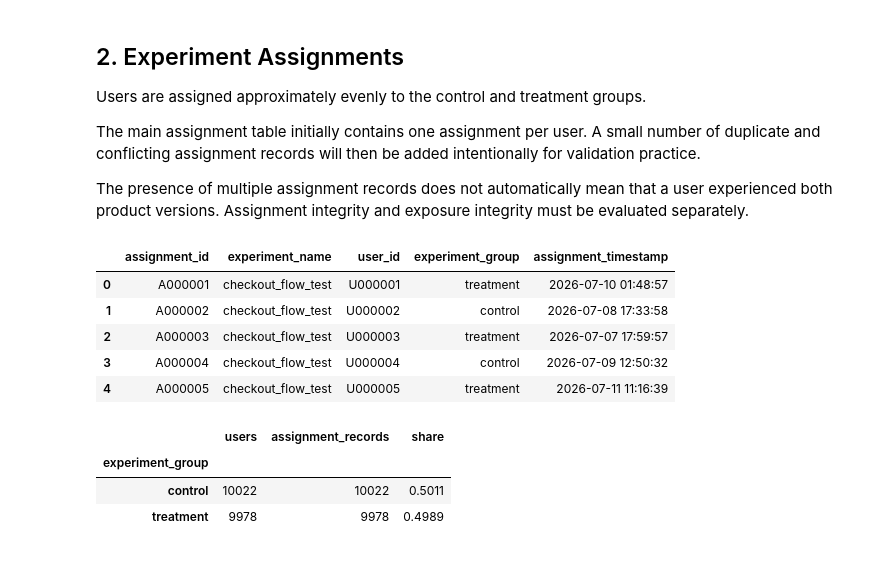
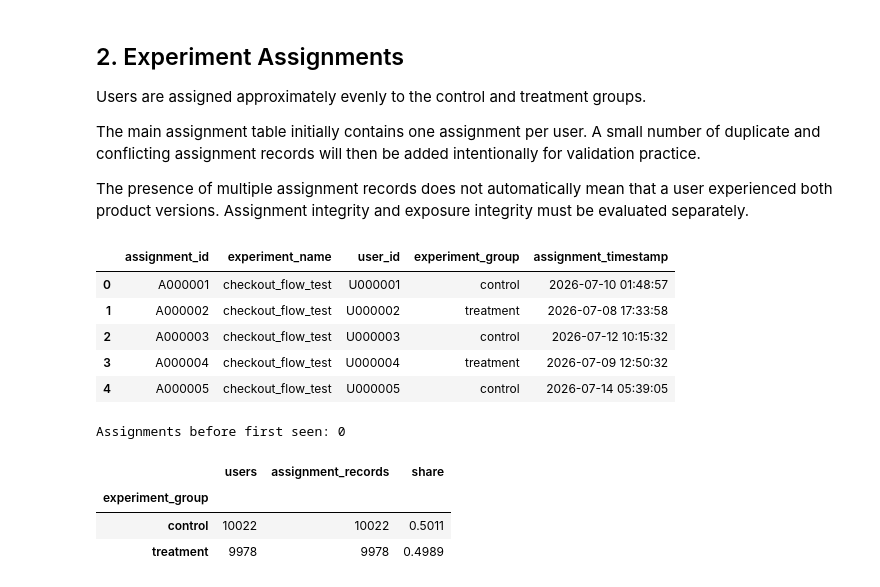
Before and after one commit to yg3072-debug/product-ab-testing-analysis, a Jupyter notebook: week2_checkout_experiment/notebooks/02_data_preparation.ipynb, the cells around one changed output. Saved outputs shown, nothing was run; the diff lists cells and outputs as text; code cells hidden in the pictures.

Commit message:
Fix experiment assignment chronology

```diff
--- a/week2_checkout_experiment/notebooks/02_data_preparation.ipynb
+++ b/week2_checkout_experiment/notebooks/02_data_preparation.ipynb
@@ -180,37 +180,88 @@ The main assignment table initially contains one assignment per user. A small nu
 
 The presence of multiple assignment records does not automatically mean that a user experienced both product versions. Assignment integrity and exposure integrity must be evaluated separately.
 # %%
-assignment_seconds = rng.integers(
-    0,
-    int((EXPERIMENT_END - EXPERIMENT_START).total_seconds()) + 1,
-    size=N_USERS,
+# Generate chronologically valid experiment assignments.
+#
+# Returning users can be assigned any time after the experiment starts.
+# New users can only be assigned after they are first observed on the platform.
+
+assignment_start = users["first_seen_timestamp"].copy()
+
+assignment_start = assignment_start.where(
+    assignment_start > EXPERIMENT_START,
+    EXPERIMENT_START,
+)
+
+available_seconds = (
+    EXPERIMENT_END - assignment_start
+).dt.total_seconds().astype(int)
+
+assignment_offset_seconds = np.array(
+    [
+        rng.integers(0, seconds + 1)
+        for seconds in available_seconds
+    ]
+)
+
+assignment_timestamp = (
+    assignment_start
+    + pd.to_timedelta(assignment_offset_seconds, unit="s")
 )
 
 assignments_clean = pd.DataFrame(
     {
-        "assignment_id": [f"A{i:06d}" for i in range(1, N_USERS + 1)],
+        "assignment_id": [
+            f"A{i:06d}" for i in range(1, N_USERS + 1)
+        ],
         "experiment_name": EXPERIMENT_NAME,
         "user_id": user_ids,
         "experiment_group": rng.choice(
             ["control", "treatment"],
             size=N_USERS,
             p=[0.50, 0.50],
         ),
-        "assignment_timestamp": (
-            EXPERIMENT_START
-            + pd.to_timedelta(assignment_seconds, unit="s")
-        ),
+        "assignment_timestamp": assignment_timestamp,
     }
 )
 
 assignments_clean.head()
 # %% [output]
 |  | assignment_id | experiment_name | user_id | experiment_group | assignment_timestamp |
-| 0 | A000001 | checkout_flow_test | U000001 | treatment | 2026-07-10 01:48:57 |
-| 1 | A000002 | checkout_flow_test | U000002 | control | 2026-07-08 17:33:58 |
-| 2 | A000003 | checkout_flow_test | U000003 | treatment | 2026-07-07 17:59:57 |
-| 3 | A000004 | checkout_flow_test | U000004 | control | 2026-07-09 12:50:32 |
-| 4 | A000005 | checkout_flow_test | U000005 | treatment | 2026-07-11 11:16:39 |
+| 0 | A000001 | checkout_flow_test | U000001 | control | 2026-07-10 01:48:57 |
+| 1 | A000002 | checkout_flow_test | U000002 | treatment | 2026-07-08 17:33:58 |
+| 2 | A000003 | checkout_flow_test | U000003 | control | 2026-07-12 10:15:32 |
+| 3 | A000004 | checkout_flow_test | U000004 | treatment | 2026-07-09 12:50:32 |
+| 4 | A000005 | checkout_flow_test | U000005 | control | 2026-07-14 05:39:05 |
+# %%
+# Validate assignment chronology.
+
+assignment_timing_check = (
+    assignments_clean[
+        ["user_id", "assignment_timestamp"]
+    ]
+    .merge(
+        users[
+            ["user_id", "first_seen_timestamp"]
+        ],
+        on="user_id",
+        how="left",
+        validate="one_to_one",
+    )
+)
+
+assignment_before_first_seen = (
+    assignment_timing_check["assignment_timestamp"]
+    < assignment_timing_check["first_seen_timestamp"]
+).sum()
+
+print(
+    "Assignments before first seen:",
+    assignment_before_first_seen
+)
+
+assert assignment_before_first_seen == 0
+# %% [output]
+Assignments before first seen: 0
 # %%
 assignment_summary = (
     assignments_clean.groupby("experiment_group")
```
Also changed, not shown: parts of 11 cells of this notebook, 3 other files.
